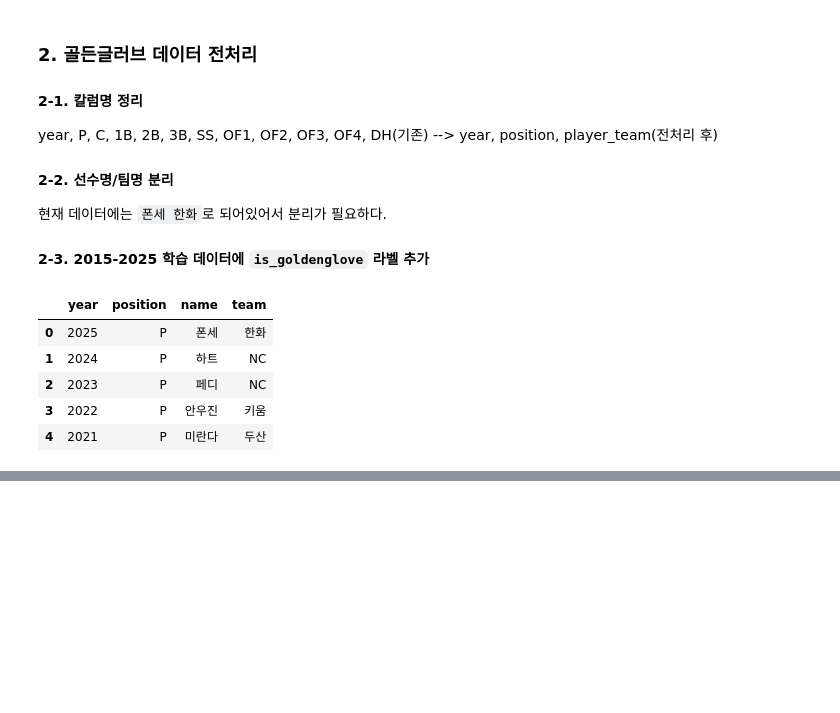
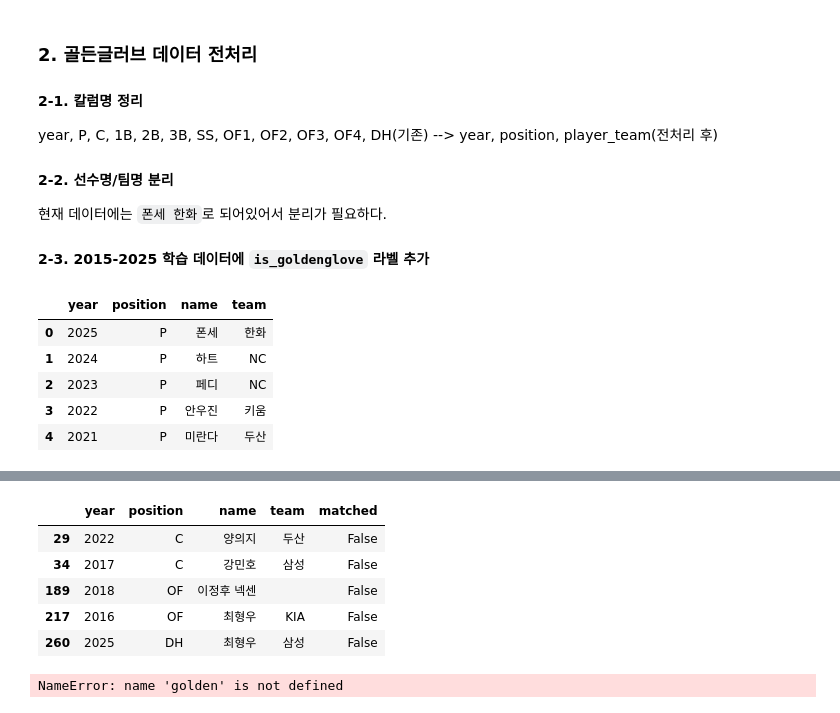
Before and after one commit to dohee-jin/data-mining-final-project, a Jupyter notebook: notebooks/kbo_analysis.ipynb, the cells around one changed output, grey strips where cells are left out. Cells and saved outputs as stored; diff of their text form; code cells hidden in the pictures; blank space fills up the shorter version.

```diff
--- a/notebooks/kbo_analysis.ipynb
+++ b/notebooks/kbo_analysis.ipynb
@@ -332,0 +394,55 @@ golden.head()
+# %%
+# 데이터 전처리 과정중 누락된 선수가 있는 것으로 판단되어 확인
+# 보통 1년에 10명 골든글러브를 수상함
+
+# 골든글러브 수상자 목록 중 타자 포지션만 확인
+hitter_positions = ["C", "1B", "2B", "3B", "SS", "OF", "DH"]
+
+golden_hitter = golden[golden["position"].isin(hitter_positions)].copy()
+
+# hitter_recent에 실제로 매칭되는지 확인
+hitter_keys = set(zip(hitter_recent["Year"], hitter_recent["Name"], hitter_recent["Team"]))
+
+golden_hitter["matched"] = golden_hitter.apply(
+    lambda row: (row["year"], row["name"], row["team"]) in hitter_keys,
+    axis=1
+)
+
+golden_hitter_recent = golden_hitter[
+    (golden_hitter["year"] >= 2016) & (golden_hitter["year"] <= 2025)
+].copy()
+
+# 매칭 실패한 타자 수상자 확인
+golden_hitter_recent[golden_hitter_recent["matched"] == False]
+# %% [output]
+|  | year | position | name | team | matched |
+| 29 | 2022 | C | 양의지 | 두산 | False |
+| 34 | 2017 | C | 강민호 | 삼성 | False |
+| 189 | 2018 | OF | 이정후 넥센 |  | False |
+| 217 | 2016 | OF | 최형우 | KIA | False |
+| 260 | 2025 | DH | 최형우 | 삼성 | False |
+# %%
+# 팀 이적으로 인한 골든글러브 라벨 생성 실패
+# 골든글러브 수상자 팀명 보정
+# 기준: 시상식 당시 소속이 아니라 해당 시즌 정규시즌 기록 데이터의 Team 값
+
+team_corrections = {
+    (2017, "강민호"): "롯데",
+    (2016, "최형우"): "삼성",
+    (2022, "양의지"): "NC",
+    # DH 제외 분석이면 2025 최형우는 안 고쳐도 됨
+    # (2025, "최형우"): "KIA",
+}
+
+for (year, name), team in team_corrections.items():
+    golden.loc[
+        (golden["year"] == year) & (golden["name"] == name),
+        "team"
+    ] = team
+
+# 이정후 넥센 분리 안된 부분 확인
+hitter_recent[hitter_recent["Name"].str.contains("이정후", na=False)][
+    ["Year", "Name", "Team", "Pos."]
+]
+# %% [output]
+NameError: name 'golden' is not defined
```
Also changed, not shown: parts of 6 cells of this notebook.
